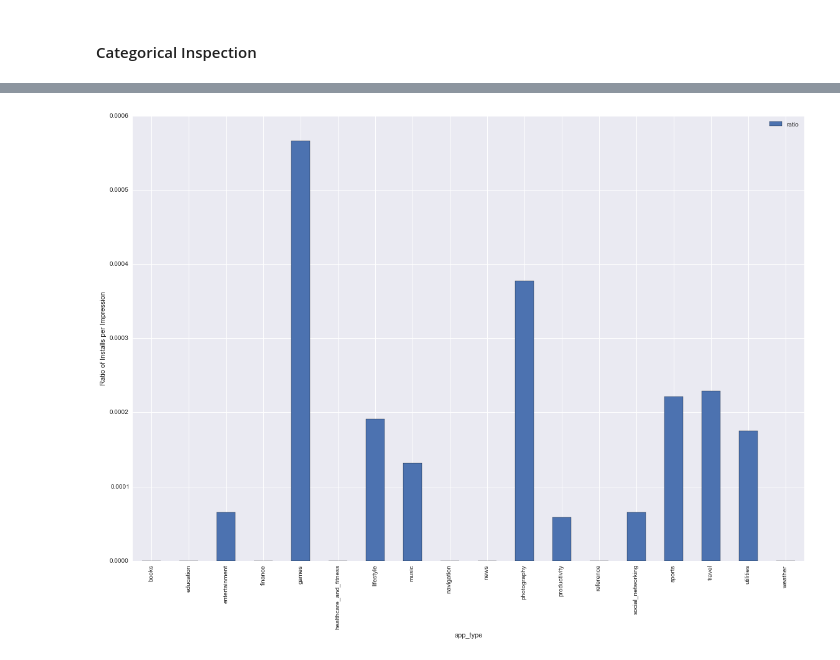
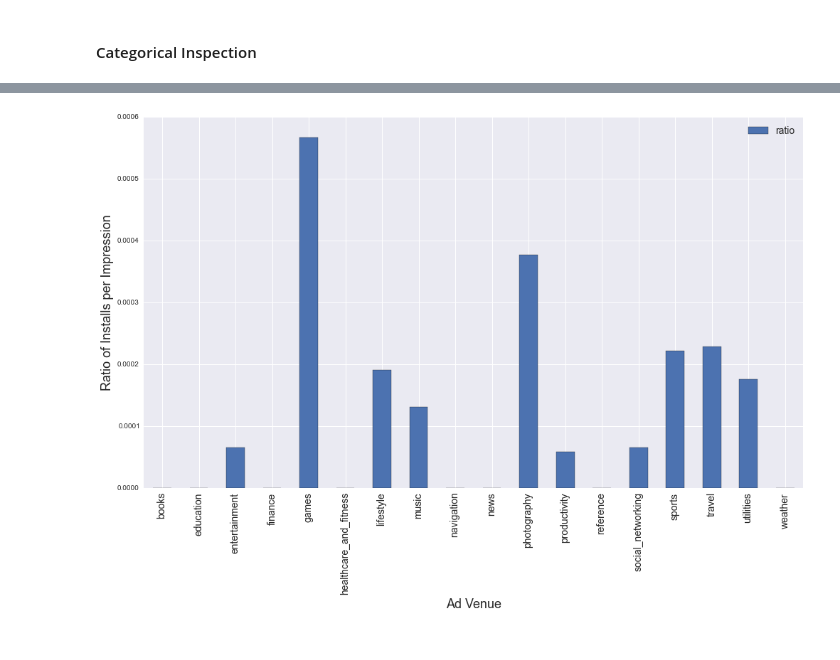
Before and after one commit to kkwanyang/app_lift, a Jupyter notebook: Feature_Exploration.ipynb, the cells around one changed output, grey strips where cells are left out. Cells and saved outputs as stored; diff of their text form; code cells hidden in the pictures.

```diff
--- a/Feature_Exploration.ipynb
+++ b/Feature_Exploration.ipynb
@@ -5,9 +5,10 @@ import numpy as np
 import pandas as pd
 import matplotlib.pyplot as plt
 import matplotlib.pylab as pylab
+# %%
+dpii=200;
 # %%
-pylab.rcParams['figure.figsize'] = 16, 12
-dpii=500;
+pylab.rcParams['figure.figsize'] = 14, 10
 # %%
 filename='ATA_data.csv'
 # %%
@@ -167,13 +196,14 @@ app_type_index=grouped_cat_days['app_type'].unique()
 grouped_cat['ratio']=grouped_cat['installed']/grouped_cat['impression']
 # %%
 cat_plot = grouped_cat.drop(['clicked', 'installed', 'impression'],1).plot(kind='bar')
-plt.xticks(range(0,len(app_type_index)), app_type_index, rotation='vertical');
-plt.ylabel('Ratio of Installs per Impression');
-hr_plot.set_ylabel('Impressions');
+plt.xticks(range(0,len(app_type_index)), app_type_index, rotation='vertical', fontsize = 14);
+plt.ylabel('Ratio of Installs per Impression', fontsize = 18);
+plt.xlabel('Ad Venue',fontsize = 18)
+plt.legend(fontsize = 14)
 plt.tight_layout()
 plt.savefig('Categorical_Feature_Exploration.png', dpi=dpii)
 # %% [output]
-[figure, old version]
+[figure, new version]
 # %%
 grouped_cat_days['ratio']=grouped_cat_days['clicked']/grouped_cat_days['impression']
 # %%
```
Also changed, not shown: parts of 22 cells of this notebook, 13 other files.
